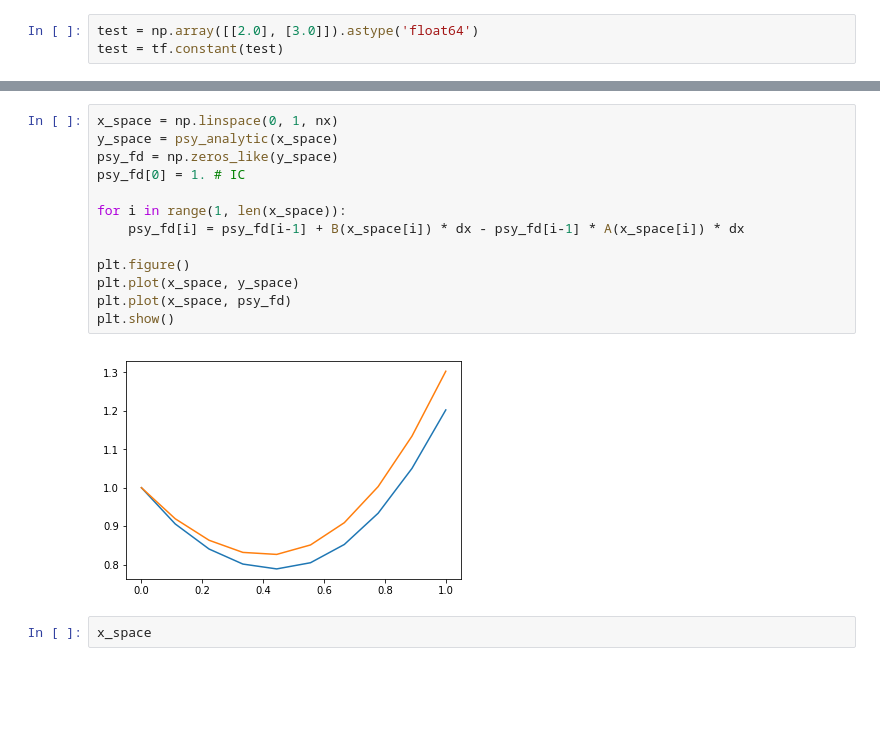
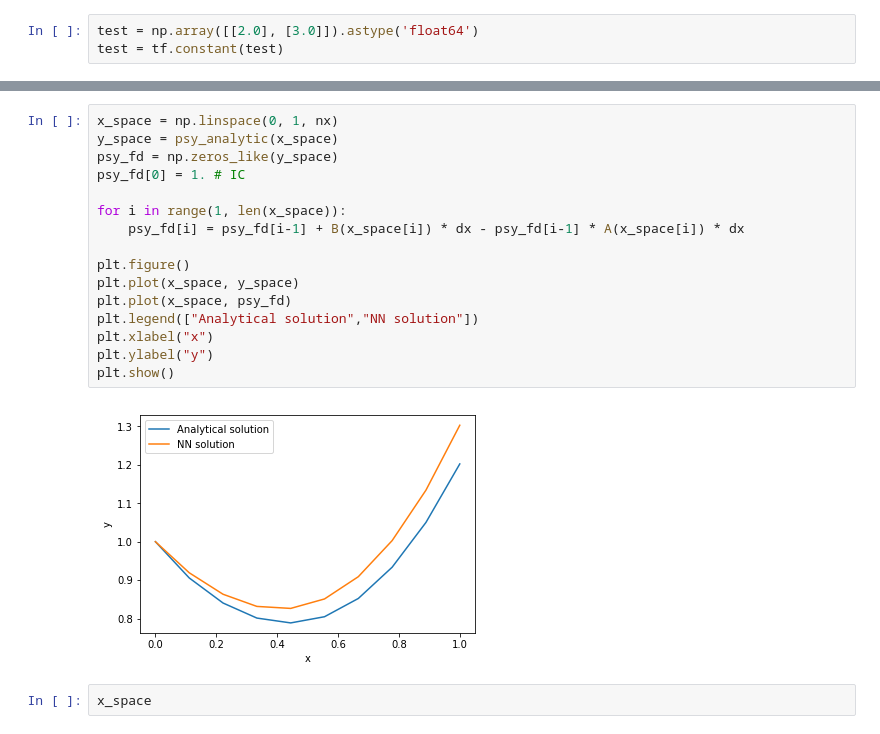
Before and after one commit to zw2497/Neural_Network_PDE, a Jupyter notebook: ODE1.ipynb, the cells around one changed output, grey strips where cells are left out. Cells and saved outputs as stored; diff of their text form; blank space fills up the shorter version.

```diff
--- a/ODE1.ipynb
+++ b/ODE1.ipynb
@@ -126,18 +132,21 @@ tape.gradient(psy_t, test)
 # %%
 x_space = np.linspace(0, 1, nx)
 y_space = psy_analytic(x_space)
 psy_fd = np.zeros_like(y_space)
 psy_fd[0] = 1. # IC
 
 for i in range(1, len(x_space)):
     psy_fd[i] = psy_fd[i-1] + B(x_space[i]) * dx - psy_fd[i-1] * A(x_space[i]) * dx
 
 plt.figure()
 plt.plot(x_space, y_space)
 plt.plot(x_space, psy_fd)
+plt.legend(["Analytical solution","NN solution"])
+plt.xlabel("x")
+plt.ylabel("y")
 plt.show()
 # %% [output]
-[figure, old version]
+[figure, new version]
 # %%
 x_space
 # %% [output]
```
Also changed, not shown: parts of 7 cells of this notebook.
